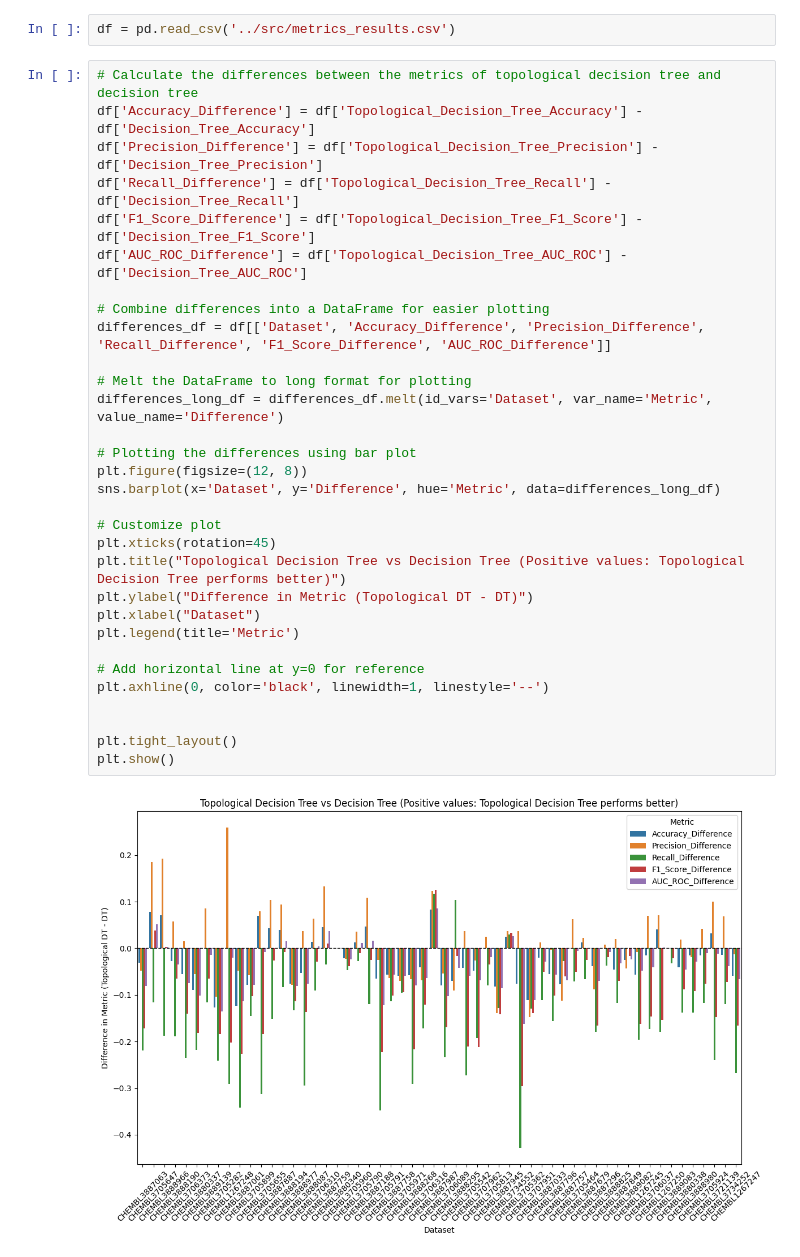
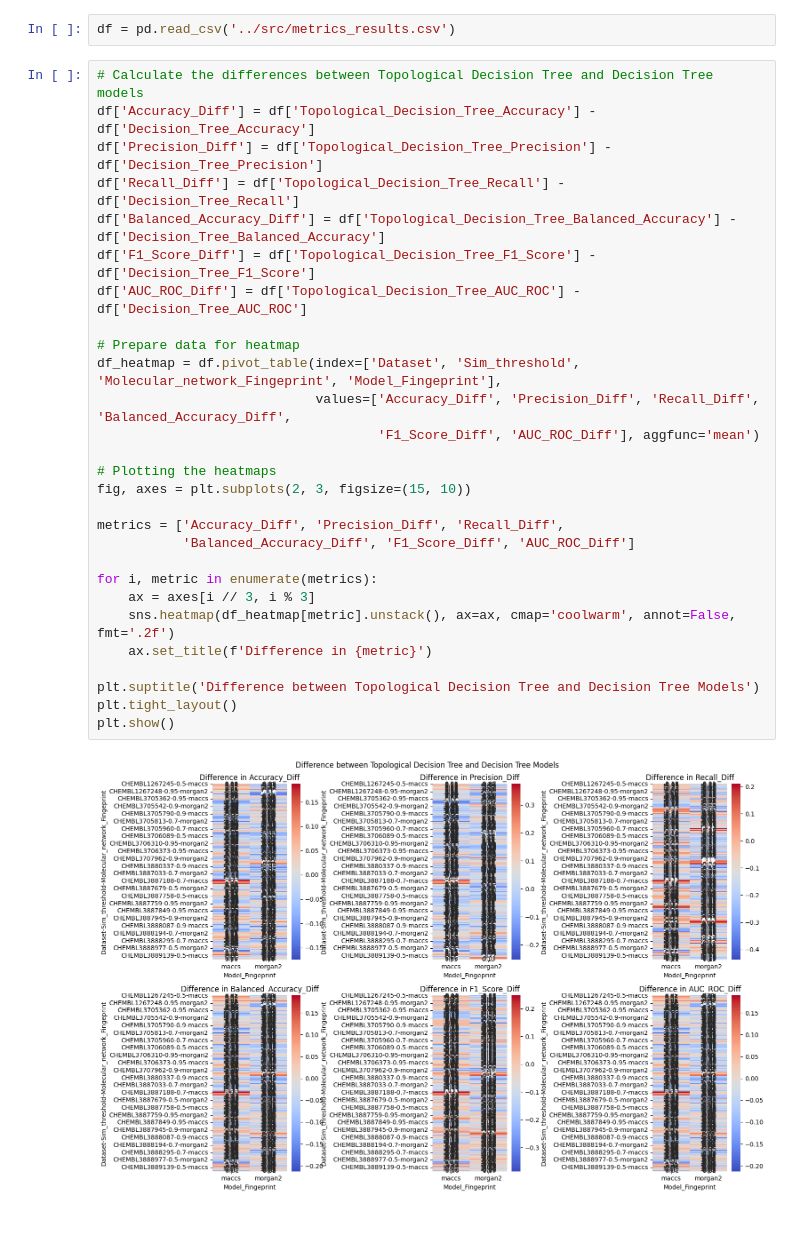
Before and after one commit to Manas02/topologicalimpurity, a Jupyter notebook: notebook/plot.ipynb, the cells around one changed output. Drawn from its saved outputs; the diff is of its cells as text; blank space fills up the shorter version.

```diff
--- a/notebook/plot.ipynb
+++ b/notebook/plot.ipynb
@@ -6,35 +7,32 @@ import seaborn as sns
 # %%
 df = pd.read_csv('../src/metrics_results.csv')
-# %%
-# Calculate the differences between the metrics of topological decision tree and decision tree
-df['Accuracy_Difference'] = df['Topological_Decision_Tree_Accuracy'] - df['Decision_Tree_Accuracy']
-df['Precision_Difference'] = df['Topological_Decision_Tree_Precision'] - df['Decision_Tree_Precision']
-df['Recall_Difference'] = df['Topological_Decision_Tree_Recall'] - df['Decision_Tree_Recall']
-df['F1_Score_Difference'] = df['Topological_Decision_Tree_F1_Score'] - df['Decision_Tree_F1_Score']
-df['AUC_ROC_Difference'] = df['Topological_Decision_Tree_AUC_ROC'] - df['Decision_Tree_AUC_ROC']
-
-# Combine differences into a DataFrame for easier plotting
-differences_df = df[['Dataset', 'Accuracy_Difference', 'Precision_Difference', 'Recall_Difference', 'F1_Score_Difference', 'AUC_ROC_Difference']]
-
-# Melt the DataFrame to long format for plotting
-differences_long_df = differences_df.melt(id_vars='Dataset', var_name='Metric', value_name='Difference')
-
-# Plotting the differences using bar plot
-plt.figure(figsize=(12, 8))
-sns.barplot(x='Dataset', y='Difference', hue='Metric', data=differences_long_df)
-
-# Customize plot
-plt.xticks(rotation=45)
-plt.title("Topological Decision Tree vs Decision Tree (Positive values: Topological Decision Tree performs better)")
-plt.ylabel("Difference in Metric (Topological DT - DT)")
-plt.xlabel("Dataset")
-plt.legend(title='Metric')
-
-# Add horizontal line at y=0 for reference
-plt.axhline(0, color='black', linewidth=1, linestyle='--')
-
-
-plt.tight_layout()
-plt.show()
-# %% [output]
-[figure, removed]
+# %%
+# Calculate the differences between Topological Decision Tree and Decision Tree models
+df['Accuracy_Diff'] = df['Topological_Decision_Tree_Accuracy'] - df['Decision_Tree_Accuracy']
+df['Precision_Diff'] = df['Topological_Decision_Tree_Precision'] - df['Decision_Tree_Precision']
+df['Recall_Diff'] = df['Topological_Decision_Tree_Recall'] - df['Decision_Tree_Recall']
+df['Balanced_Accuracy_Diff'] = df['Topological_Decision_Tree_Balanced_Accuracy'] - df['Decision_Tree_Balanced_Accuracy']
+df['F1_Score_Diff'] = df['Topological_Decision_Tree_F1_Score'] - df['Decision_Tree_F1_Score']
+df['AUC_ROC_Diff'] = df['Topological_Decision_Tree_AUC_ROC'] - df['Decision_Tree_AUC_ROC']
+
+# Prepare data for heatmap
+df_heatmap = df.pivot_table(index=['Dataset', 'Sim_threshold', 'Molecular_network_Fingeprint', 'Model_Fingeprint'],
+                            values=['Accuracy_Diff', 'Precision_Diff', 'Recall_Diff', 'Balanced_Accuracy_Diff',
+                                    'F1_Score_Diff', 'AUC_ROC_Diff'], aggfunc='mean')
+
+# Plotting the heatmaps
+fig, axes = plt.subplots(2, 3, figsize=(15, 10))
+
+metrics = ['Accuracy_Diff', 'Precision_Diff', 'Recall_Diff',
+           'Balanced_Accuracy_Diff', 'F1_Score_Diff', 'AUC_ROC_Diff']
+
+for i, metric in enumerate(metrics):
+    ax = axes[i // 3, i % 3]
+    sns.heatmap(df_heatmap[metric].unstack(), ax=ax, cmap='coolwarm', annot=False, fmt='.2f')
+    ax.set_title(f'Difference in {metric}')
+
+plt.suptitle('Difference between Topological Decision Tree and Decision Tree Models')
+plt.tight_layout()
+plt.show()
+# %% [output]
+[figure, added]
```
Also changed, not shown: parts of 1 cell of this notebook, 6 other files.
